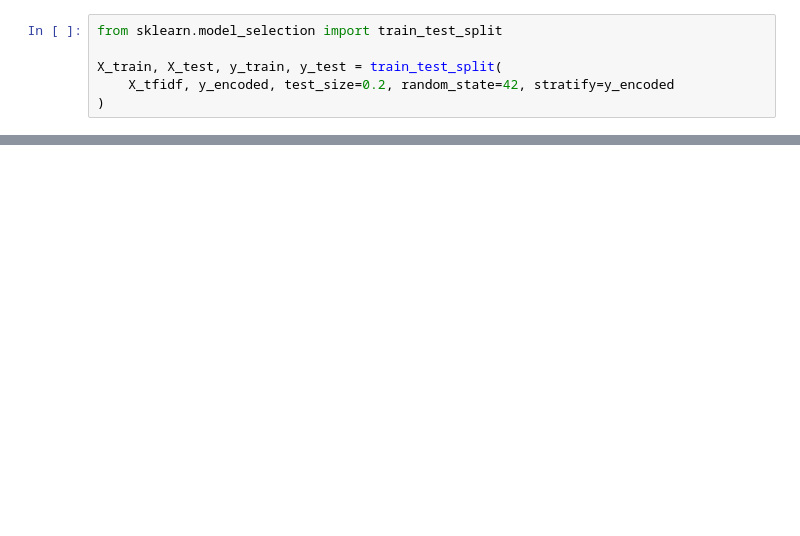
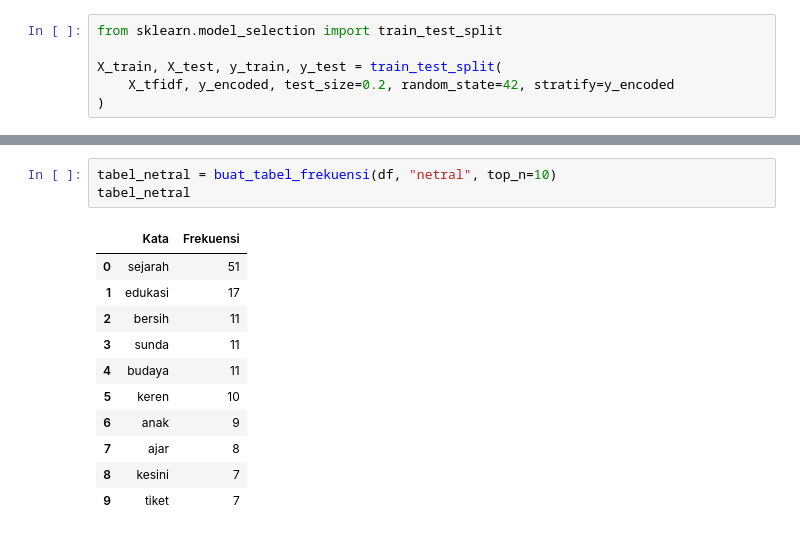
Before and after one commit to deviwlndr/analisis_sentimen, a Jupyter notebook: analisis_sentimen.ipynb, the cells around one changed output, grey strips where cells are left out. Cells and saved outputs as stored; diff of their text form; blank space fills up the shorter version.

```diff
--- a/analisis_sentimen.ipynb
+++ b/analisis_sentimen.ipynb
@@ -940,0 +886,15 @@ plt.show()
+# %%
+tabel_netral = buat_tabel_frekuensi(df, "netral", top_n=10)
+tabel_netral
+# %% [output]
+|  | Kata | Frekuensi |
+| 0 | sejarah | 51 |
+| 1 | edukasi | 17 |
+| 2 | bersih | 11 |
+| 3 | sunda | 11 |
+| 4 | budaya | 11 |
+| 5 | keren | 10 |
+| 6 | anak | 9 |
+| 7 | ajar | 8 |
+| 8 | kesini | 7 |
+| 9 | tiket | 7 |
```
Also changed, not shown: parts of 27 cells of this notebook.
